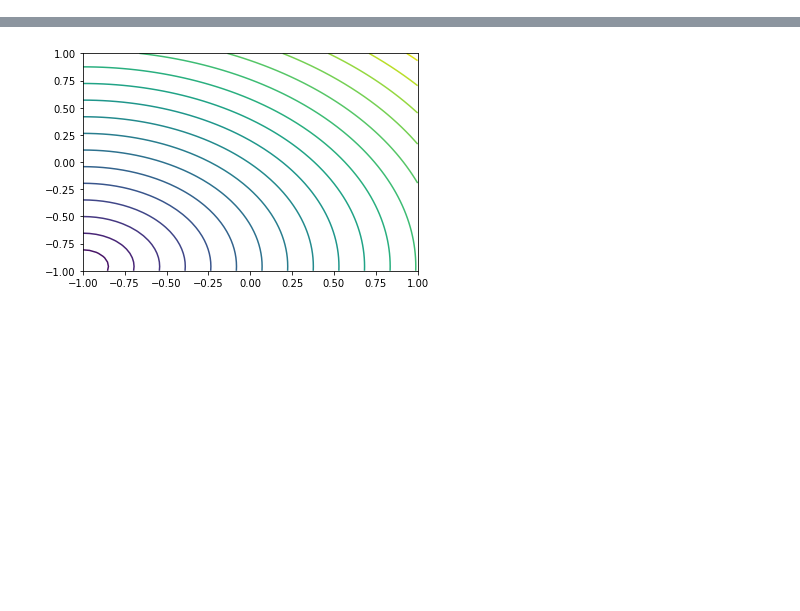
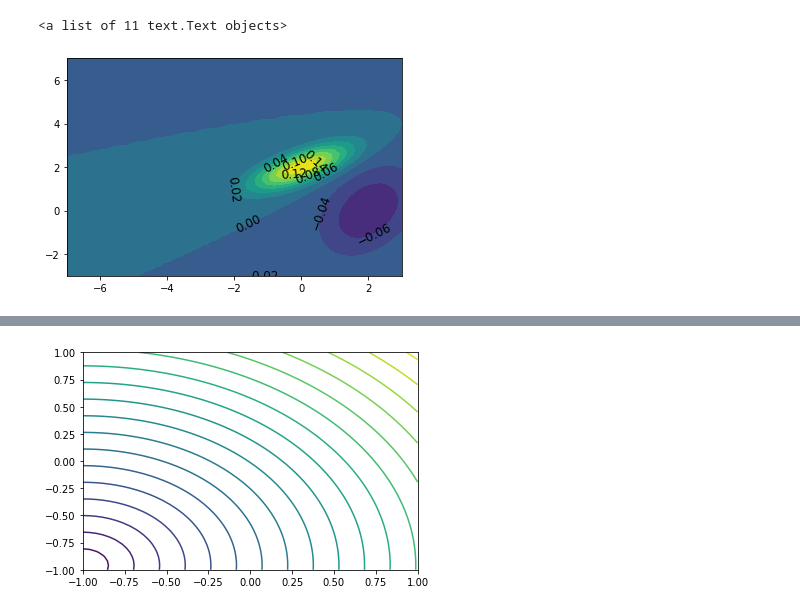
Before and after one commit to daynetran/yggdrasil, a Jupyter notebook: computer_science/upper_div/cs189/hw03/code/hw03.ipynb, the cells around one changed output, grey strips where cells are left out. Cells and saved outputs as stored; diff of their text form; code cells hidden in the pictures; blank space fills up the shorter version.

```diff
--- a/computer_science/upper_div/cs189/hw03/code/hw03.ipynb
+++ b/computer_science/upper_div/cs189/hw03/code/hw03.ipynb
@@ -21,0 +58,15 @@ np.meshgrid(np.linspace(-1, 3, 51), np.linspace(-1, 3, 51))
+# %%
+mu_1 = np.asarray([0, 2])
+mu_2 = np.asarray([2,0])
+sigma_1 = np.array([[2, 1],[1, 1]])
+sigma_2 = np.array([[2,1],[1,4]])
+X, Y = np.meshgrid(np.linspace(mu_1[0] - mu_2[0] - 5, mu_1[0] - mu_2[0] + 5, 51),
+                    np.linspace(mu_1[1] - mu_2[1] - 5, mu_1[1] - mu_2[1] + 5, 51))
+
+Z_1 = compute_gauss_matrix(mu_1, sigma_1, X , Y)
+Z_2 = compute_gauss_matrix(mu_2, sigma_2, X, Y)
+p = plt.contourf(X, Y, Z_1 - Z_2, 10)
+plt.clabel(p, inline=False, fontsize=12, colors = 'black')
+# %% [output]
+<a list of 11 text.Text objects>
+[figure, added]
```
Also changed, not shown: parts of 11 cells of this notebook.
